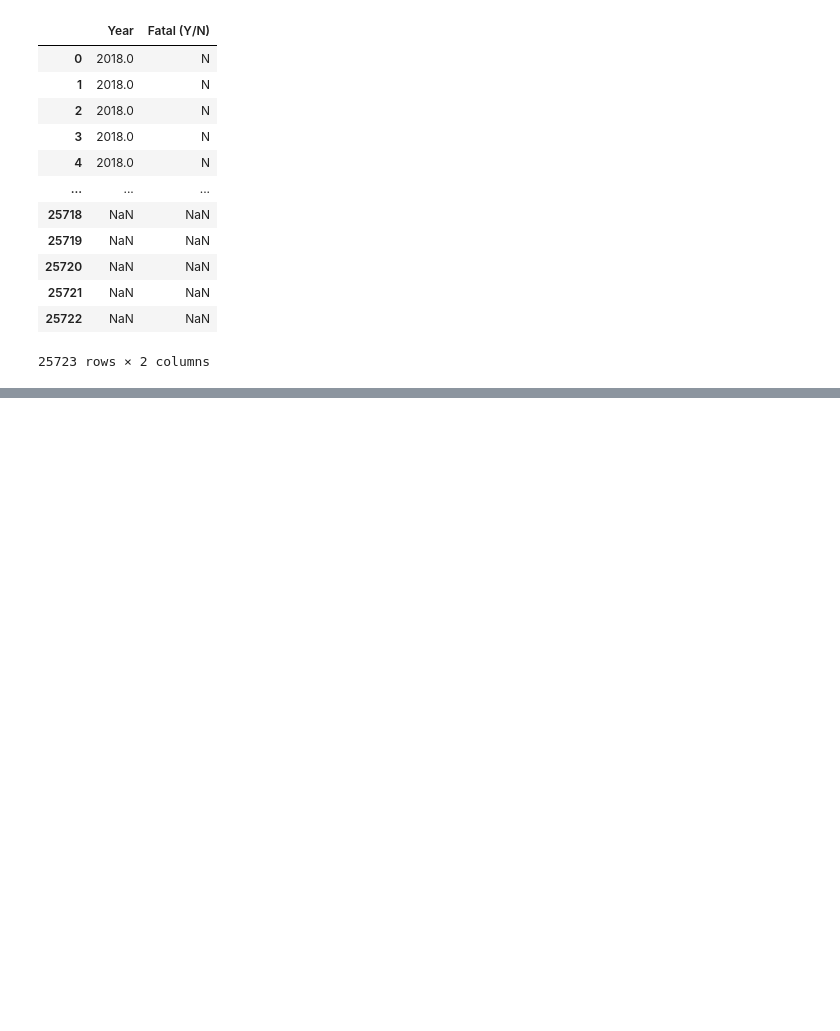
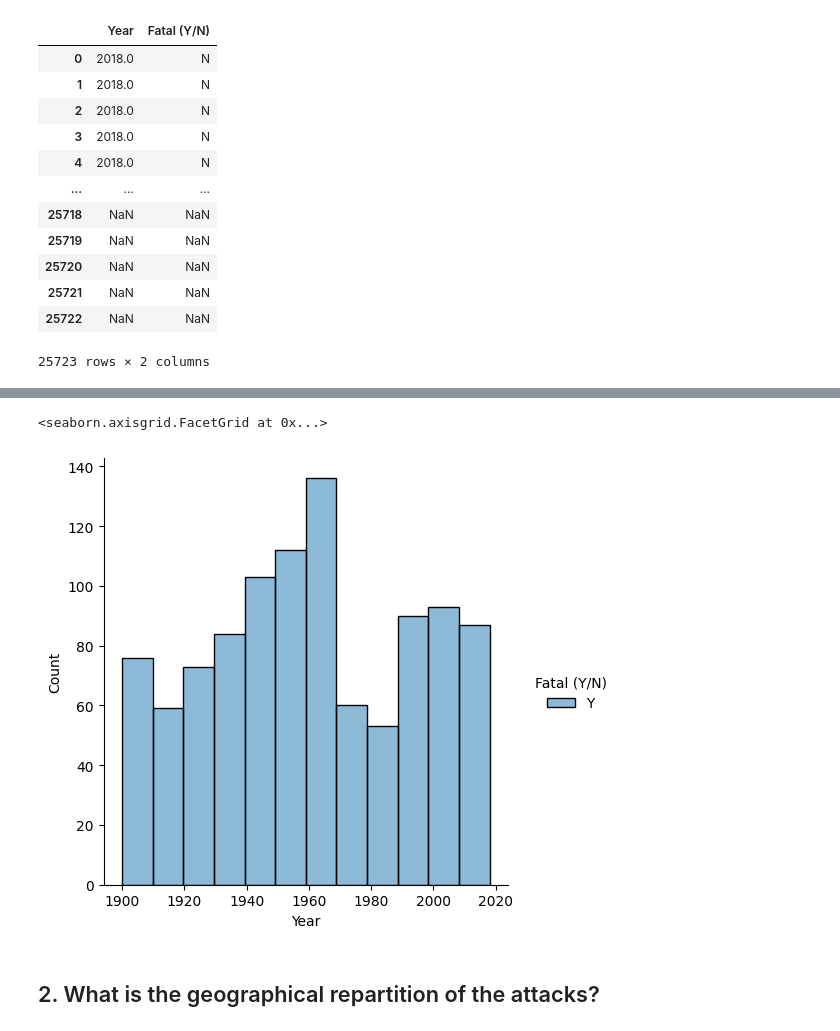
Before and after one commit to RaphHer/Project_1_Pandas, a Jupyter notebook: src/First Project Pandas .ipynb, the cells around one changed output, grey strips where cells are left out. Drawn from its saved outputs; the diff is of its cells as text; code cells hidden in the pictures; blank space fills up the shorter version.

```diff
--- a/src/First Project Pandas .ipynb
+++ b/src/First Project Pandas .ipynb
@@ -253,0 +247,7 @@ filtered
+# %%
+sns.displot(hypothesis_1, x="Year", hue="Fatal (Y/N)")
+# %% [output]
+<seaborn.axisgrid.FacetGrid at 0x...>
+[figure, added]
+# %% [markdown]
+## 2. What is the geographical repartition of the attacks?
```
Also changed, not shown: parts of 35 cells of this notebook.
